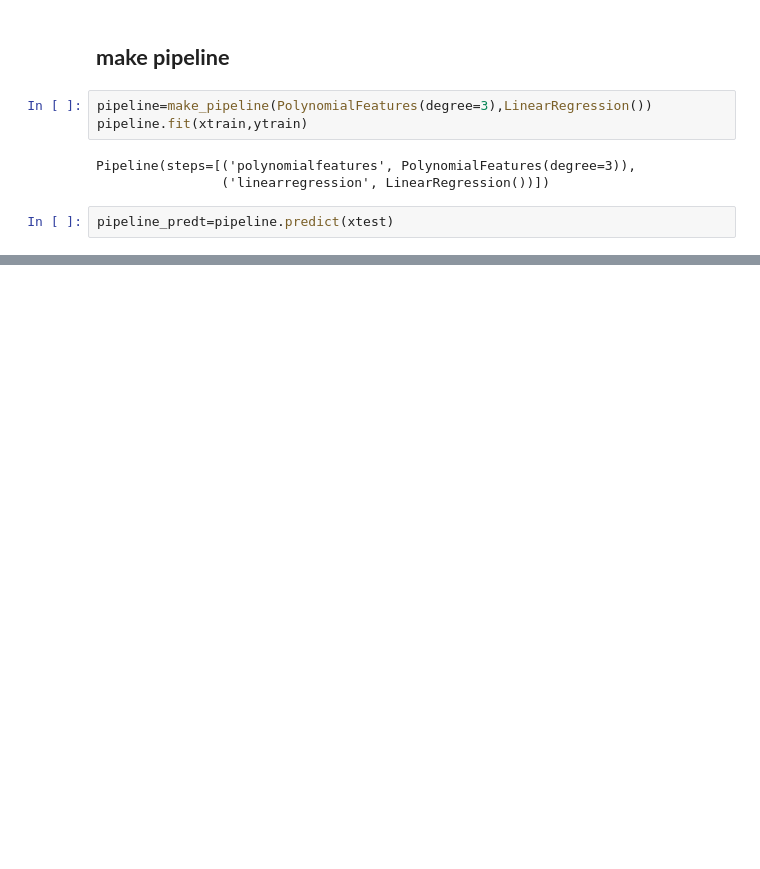
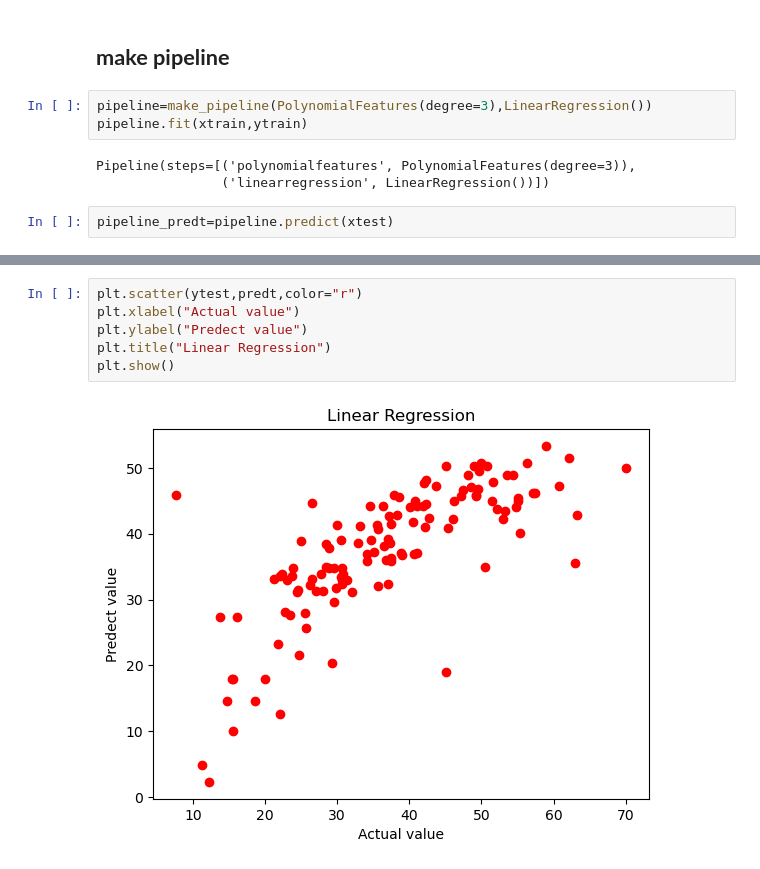
Before and after one commit to arin8738/class6_assignment, a Jupyter notebook: assignment_class_06.ipynb, the cells around one changed output, grey strips where cells are left out. Saved outputs shown, nothing was run; the diff lists cells and outputs as text; blank space fills up the shorter version.

```diff
--- a/assignment_class_06.ipynb
+++ b/assignment_class_06.ipynb
@@ -141,0 +161,8 @@ array([41.84740975])
+# %%
+plt.scatter(ytest,predt,color="r")
+plt.xlabel("Actual value")
+plt.ylabel("Predect value")
+plt.title("Linear Regression")
+plt.show()
+# %% [output]
+[figure, added]
```
Also changed, not shown: parts of 19 cells of this notebook.
